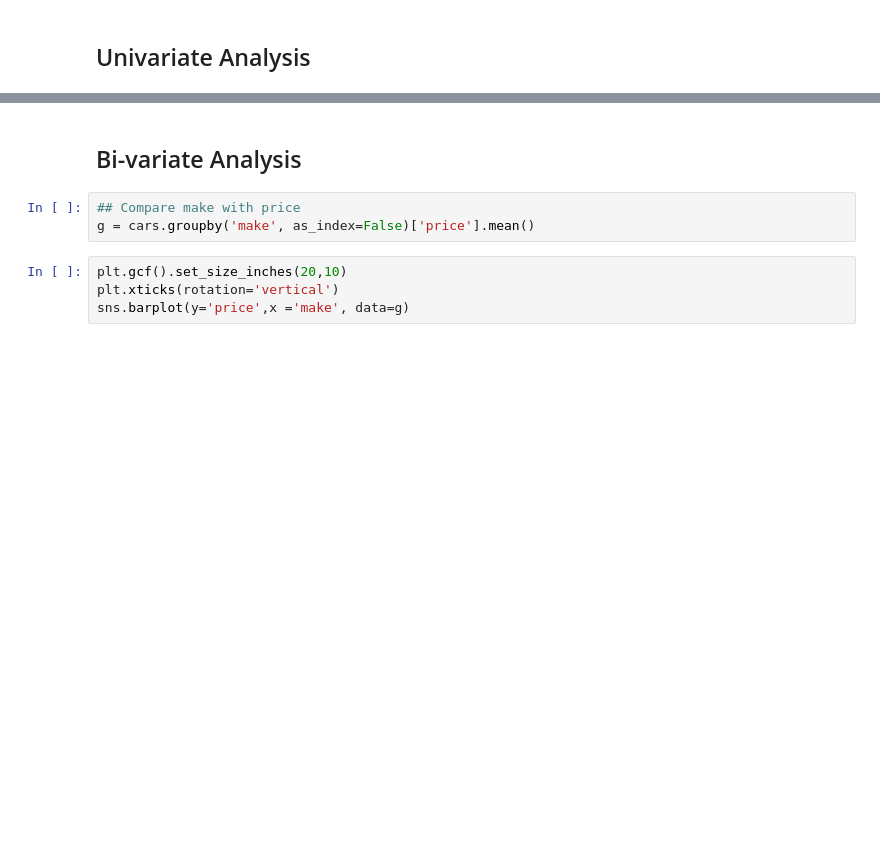
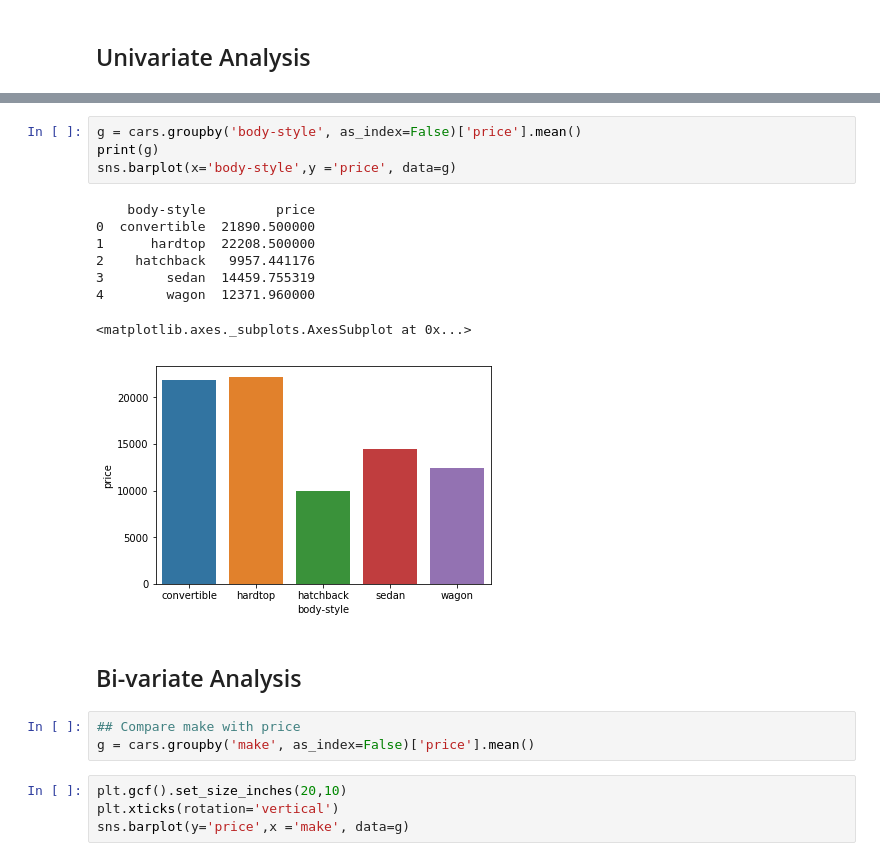
Before and after one commit to srikanth-neelam/DS_21_MAR_2019, a Jupyter notebook: car/price_finder.ipynb, the cells around one changed output, grey strips where cells are left out. Saved outputs shown, nothing was run; the diff lists cells and outputs as text; blank space fills up the shorter version.

```diff
--- a/car/price_finder.ipynb
+++ b/car/price_finder.ipynb
@@ -269,3 +195,16 @@ sns.distplot(cars['highway-mpg'], kde=False)
+# %%
+g = cars.groupby('body-style', as_index=False)['price'].mean()
+print(g)
+sns.barplot(x='body-style',y ='price', data=g)
+# %% [output]
+    body-style         price
+0  convertible  21890.500000
+1      hardtop  22208.500000
+2    hatchback   9957.441176
+3        sedan  14459.755319
+4        wagon  12371.960000
+<matplotlib.axes._subplots.AxesSubplot at 0x...>
+[figure, added]
 # %% [markdown]
 ## Bi-variate Analysis
 # %%
```
Also changed, not shown: parts of 36 cells of this notebook.
